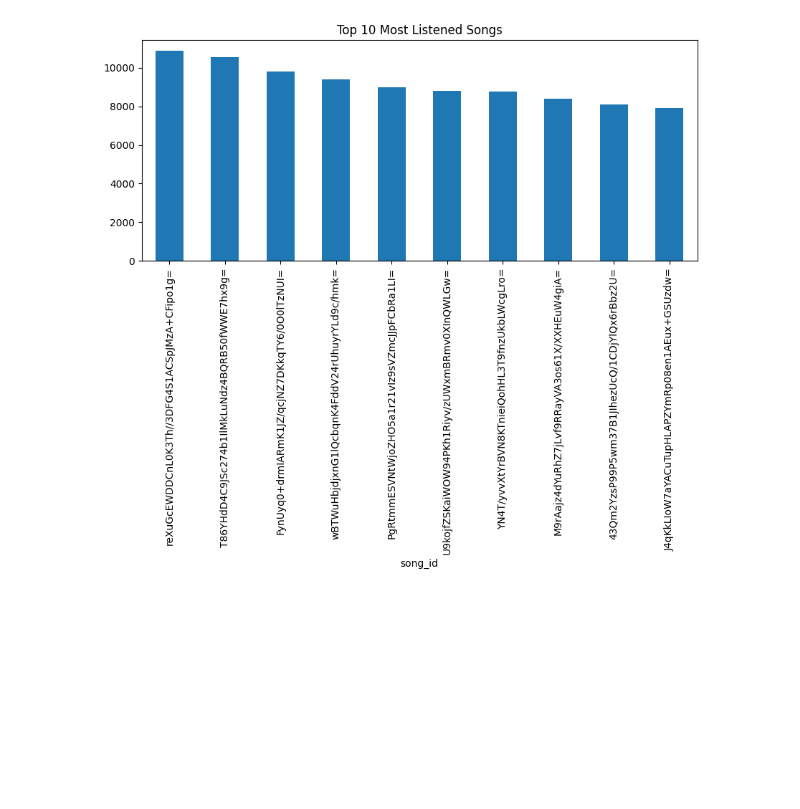
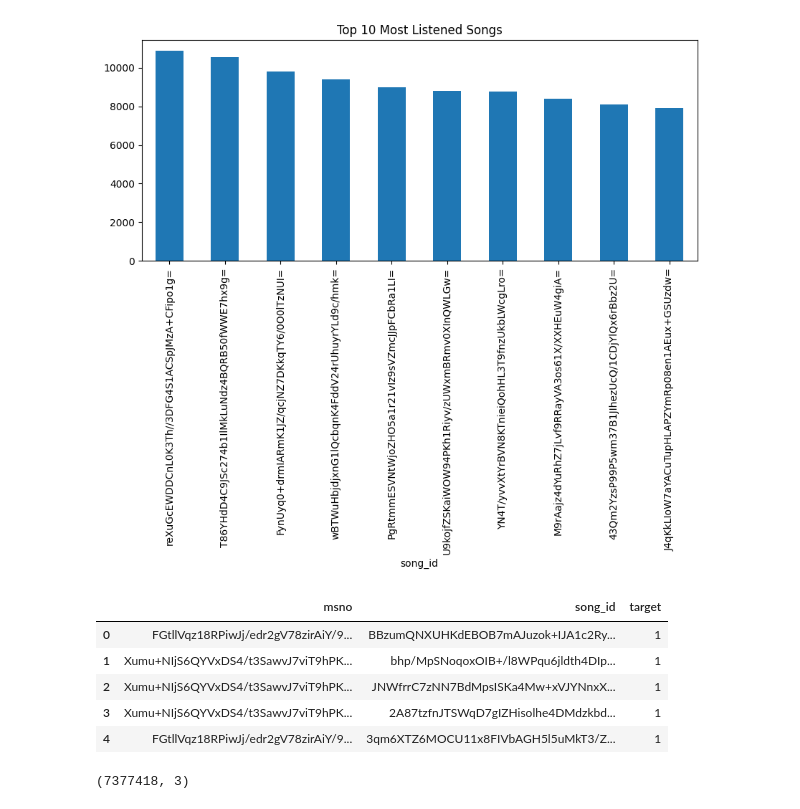
Before and after one commit to aditisonkar12/rhythmAI-recsys, a Jupyter notebook: notebooks/01_eda.ipynb, the cells around one changed output. Drawn from its saved outputs; the diff is of its cells as text; code cells hidden in the pictures; blank space fills up the shorter version.

Commit message:
interaction dataset

```diff
--- a/notebooks/01_eda.ipynb
+++ b/notebooks/01_eda.ipynb
@@ -144,3 +144,17 @@ top_songs.plot(kind='bar', figsize=(10,4), title="Top 10 Most Listened Songs")
 plt.show()
 # %% [output]
 [figure]
+# %%
+interaction_df = train[['msno', 'song_id', 'target']]
+interaction_df.head()
+# %% [output]
+|  | msno | song_id | target |
+| 0 | FGtllVqz18RPiwJj/edr2gV78zirAiY/9... | BBzumQNXUHKdEBOB7mAJuzok+IJA1c2Ry... | 1 |
+| 1 | Xumu+NIjS6QYVxDS4/t3SawvJ7viT9hPK... | bhp/MpSNoqoxOIB+/l8WPqu6jldth4DIp... | 1 |
+| 2 | Xumu+NIjS6QYVxDS4/t3SawvJ7viT9hPK... | JNWfrrC7zNN7BdMpsISKa4Mw+xVJYNnxX... | 1 |
+| 3 | Xumu+NIjS6QYVxDS4/t3SawvJ7viT9hPK... | 2A87tzfnJTSWqD7gIZHisolhe4DMdzkbd... | 1 |
+| 4 | FGtllVqz18RPiwJj/edr2gV78zirAiY/9... | 3qm6XTZ6MOCU11x8FIVbAGH5l5uMkT3/Z... | 1 |
+# %%
+interaction_df.shape
+# %% [output]
+(7377418, 3)
```
